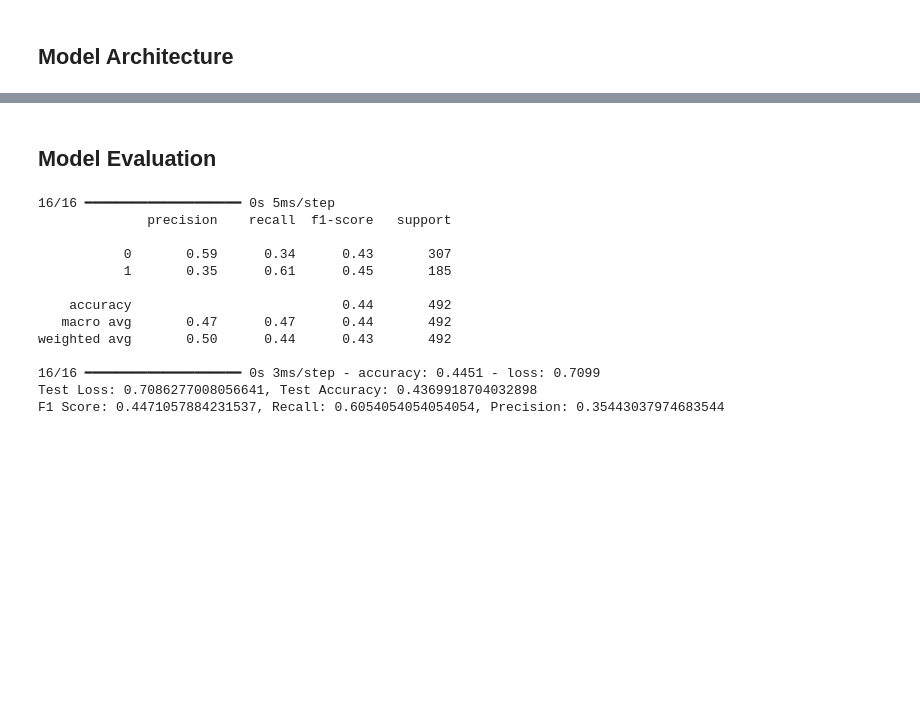
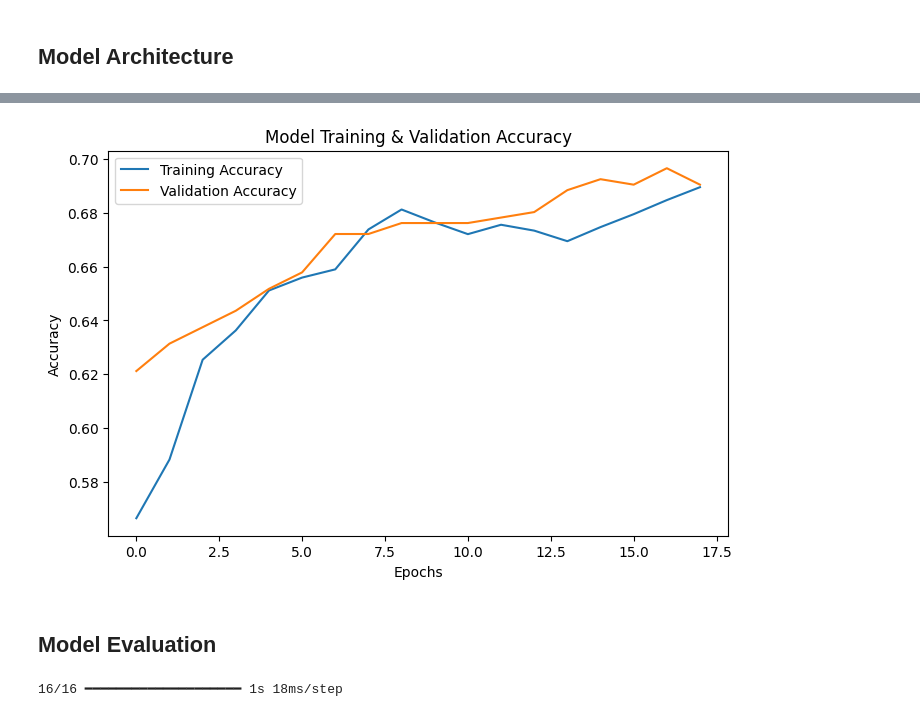
Before and after one commit to g-tumwesigye/water_quality_model_assignment, a Jupyter notebook: Water_Quality_Model.ipynb, the cells around one changed output, grey strips where cells are left out. Cells and saved outputs as stored; diff of their text form; code cells hidden in the pictures; blank space fills up the shorter version.

```diff
--- a/Water_Quality_Model.ipynb
+++ b/Water_Quality_Model.ipynb
@@ -120,3 +193,15 @@ Epoch 28/50
+# %%
+# Training History: Accuracy over Epochs
+plt.figure(figsize=(8, 5))
+plt.plot(history.history["accuracy"], label="Training Accuracy")
+plt.plot(history.history["val_accuracy"], label="Validation Accuracy")
+plt.xlabel("Epochs")
+plt.ylabel("Accuracy")
+plt.title("Model Training & Validation Accuracy")
+plt.legend()
+plt.show()
+# %% [output]
+[figure, added]
 # %% [markdown]
 ## Model Evaluation
 # %%
@@ -125,32 +210,5 @@ from sklearn.metrics import classification_report, f1_score, recall_score, preci
 
 # Predict on the test set
 Y_pred = (model.predict(X_test) > 0.5).astype("int32")
-
-# Print classification report
-print(classification_report(Y_test, Y_pred))
-
-# Evaluate the model on the test set
-test_loss, test_accuracy = model.evaluate(X_test, Y_test)
-print(f"Test Loss: {test_loss}, Test Accuracy: {test_accuracy}")
-
-# Calculate additional metrics (F1 score, recall, precision)
-f1 = f1_score(Y_test, Y_pred)
-recall = recall_score(Y_test, Y_pred)
-precision = precision_score(Y_test, Y_pred)
-
-# Print calculated metrics
-print(f"F1 Score: {f1}, Recall: {recall}, Precision: {precision}")
 # %% [output]
-16/16 ━━━━━━━━━━━━━━━━━━━━ 0s 5ms/step
-              precision    recall  f1-score   support
-
-           0       0.59      0.34      0.43       307
-           1       0.35      0.61      0.45       185
-
-    accuracy                           0.44       492
-   macro avg       0.47      0.47      0.44       492
-weighted avg       0.50      0.44      0.43       492
-
-16/16 ━━━━━━━━━━━━━━━━━━━━ 0s 3ms/step - accuracy: 0.4451 - loss: 0.7099
-Test Loss: 0.7086277008056641, Test Accuracy: 0.4369918704032898
-F1 Score: 0.4471057884231537, Recall: 0.6054054054054054, Precision: 0.35443037974683544
+16/16 ━━━━━━━━━━━━━━━━━━━━ 1s 18ms/step
```
Also changed, not shown: parts of 16 cells of this notebook.
